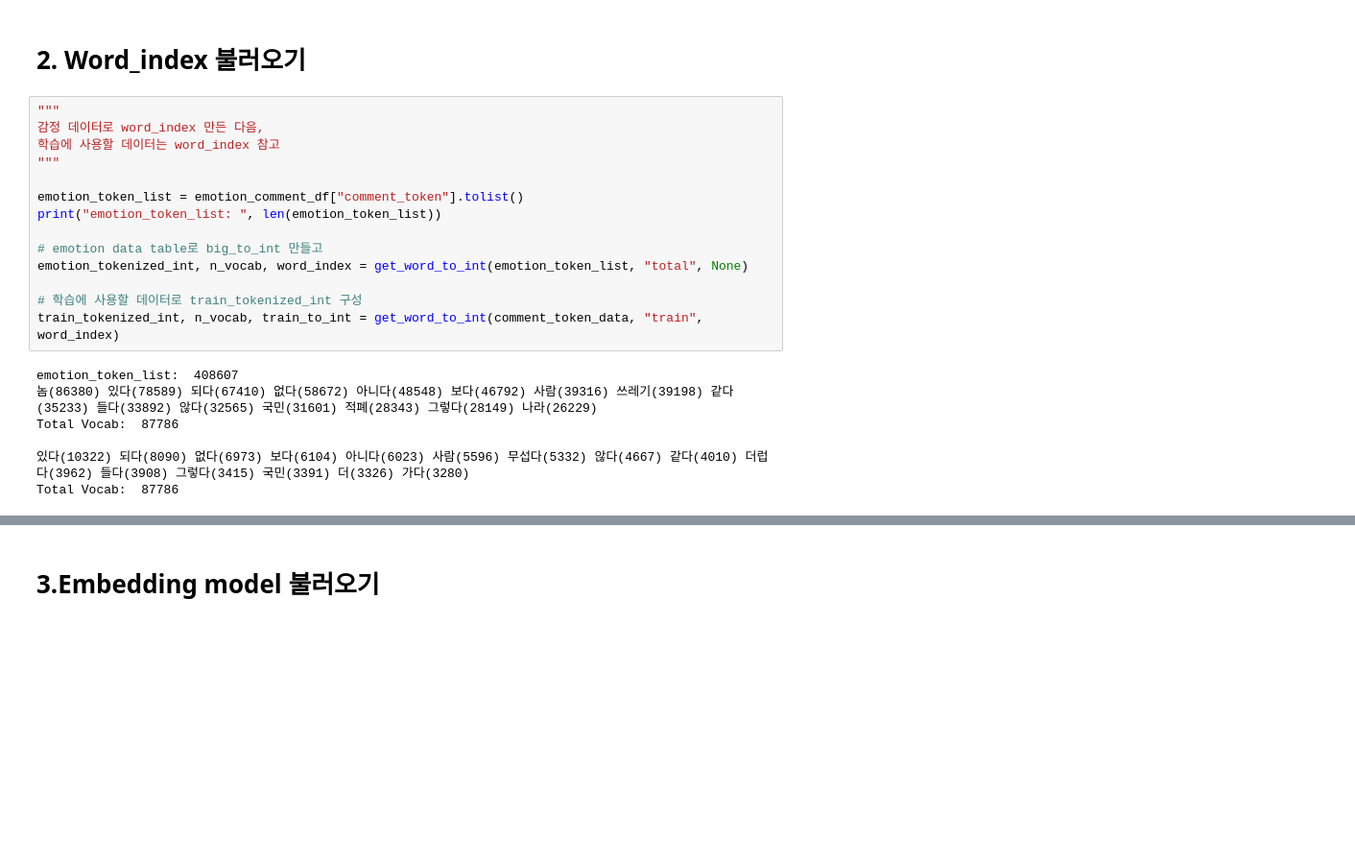
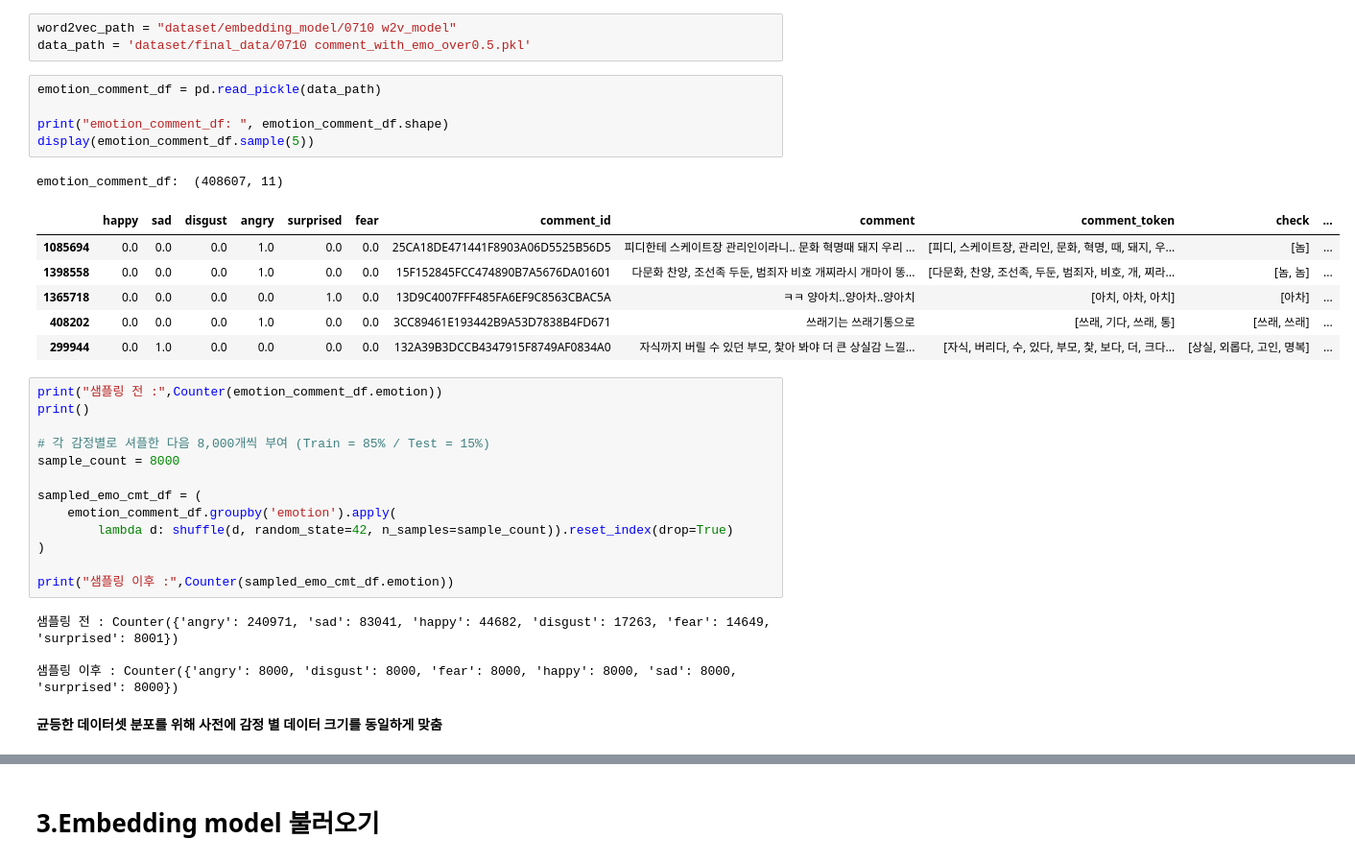
Before and after one commit to woodongk/news-comments_emotion_classification-CNN-tensorflow, a Jupyter notebook: 03. Train CNN model.ipynb, the cells around one changed output, grey strips where cells are left out. Shown at 96% size. Drawn from its saved outputs; the diff is of its cells as text; blank space fills up the shorter version.

```diff
--- a/03. Train CNN model.ipynb
+++ b/03. Train CNN model.ipynb
@@ -107,23 +29,35 @@ array([[0., 0., 0., 0., 0., 1.],
-# %% [markdown]
-# 2. Word_index 불러오기
-# %%
-"""
-감정 데이터로 word_index 만든 다음,
-학습에 사용할 데이터는 word_index 참고
-"""
-
-emotion_token_list = emotion_comment_df["comment_token"].tolist()
-print("emotion_token_list: ", len(emotion_token_list))
-
-# emotion data table로 big_to_int 만들고
-emotion_tokenized_int, n_vocab, word_index = get_word_to_int(emotion_token_list, "total", None)
-
-# 학습에 사용할 데이터로 train_tokenized_int 구성
-train_tokenized_int, n_vocab, train_to_int = get_word_to_int(comment_token_data, "train", word_index)
-# %% [output]
-emotion_token_list:  408607
-놈(86380) 있다(78589) 되다(67410) 없다(58672) 아니다(48548) 보다(46792) 사람(39316) 쓰레기(39198) 같다(35233) 들다(33892) 않다(32565) 국민(31601) 적폐(28343) 그렇다(28149) 나라(26229)
-Total Vocab:  87786
-
-있다(10322) 되다(8090) 없다(6973) 보다(6104) 아니다(6023) 사람(5596) 무섭다(5332) 않다(4667) 같다(4010) 더럽다(3962) 들다(3908) 그렇다(3415) 국민(3391) 더(3326) 가다(3280)
-Total Vocab:  87786
+# %%
+word2vec_path = "dataset/embedding_model/0710 w2v_model"
+data_path = 'dataset/final_data/0710 comment_with_emo_over0.5.pkl'
+# %%
+emotion_comment_df = pd.read_pickle(data_path)
+
+print("emotion_comment_df: ", emotion_comment_df.shape)
+display(emotion_comment_df.sample(5))
+# %% [output]
+emotion_comment_df:  (408607, 11)
+|  | happy | sad | disgust | angry | surprised | fear | comment_id | comment | comment_token | check | ... |
+| 1085694 | 0.0 | 0.0 | 0.0 | 1.0 | 0.0 | 0.0 | 25CA18DE471441F8903A06D5525B56D5 | 피디한테 스케이트장 관리인이라니.. 문화 혁명때 돼지 우리 ... | [피디, 스케이트장, 관리인, 문화, 혁명, 때, 돼지, 우... | [놈] | ... |
+| 1398558 | 0.0 | 0.0 | 0.0 | 1.0 | 0.0 | 0.0 | 15F152845FCC474890B7A5676DA01601 | 다문화 찬양, 조선족 두둔, 범죄자 비호 개찌라시 개마이 똥... | [다문화, 찬양, 조선족, 두둔, 범죄자, 비호, 개, 찌라... | [놈, 놈] | ... |
+| 1365718 | 0.0 | 0.0 | 0.0 | 0.0 | 1.0 | 0.0 | 13D9C4007FFF485FA6EF9C8563CBAC5A | ㅋㅋ 양아치..양아차..양아치 | [아치, 아차, 아치] | [아차] | ... |
+| 408202 | 0.0 | 0.0 | 0.0 | 1.0 | 0.0 | 0.0 | 3CC89461E193442B9A53D7838B4FD671 | 쓰래기는 쓰래기통으로 | [쓰래, 기다, 쓰래, 통] | [쓰래, 쓰래] | ... |
+| 299944 | 0.0 | 1.0 | 0.0 | 0.0 | 0.0 | 0.0 | 132A39B3DCCB4347915F8749AF0834A0 | 자식까지 버릴 수 있던 부모, 찿아 봐야 더 큰 상실감 느낄... | [자식, 버리다, 수, 있다, 부모, 찿, 보다, 더, 크다... | [상실, 외롭다, 고인, 명복] | ... |
+# %%
+print("샘플링 전 :",Counter(emotion_comment_df.emotion))
+print()
+
+# 각 감정별로 셔플한 다음 8,000개씩 부여 (Train = 85% / Test = 15%)
+sample_count = 8000
+
+sampled_emo_cmt_df = (
+    emotion_comment_df.groupby('emotion').apply(
+        lambda d: shuffle(d, random_state=42, n_samples=sample_count)).reset_index(drop=True)
+)
+
+print("샘플링 이후 :",Counter(sampled_emo_cmt_df.emotion))
+# %% [output]
+샘플링 전 : Counter({'angry': 240971, 'sad': 83041, 'happy': 44682, 'disgust': 17263, 'fear': 14649, 'surprised': 8001})
+
+샘플링 이후 : Counter({'angry': 8000, 'disgust': 8000, 'fear': 8000, 'happy': 8000, 'sad': 8000, 'surprised': 8000})
+# %% [markdown]
+**균등한 데이터셋 분포를 위해 사전에 감정 별 데이터 크기를 동일하게 맞춤**
```
Also changed, not shown: parts of 13 cells of this notebook, 3 other files.
